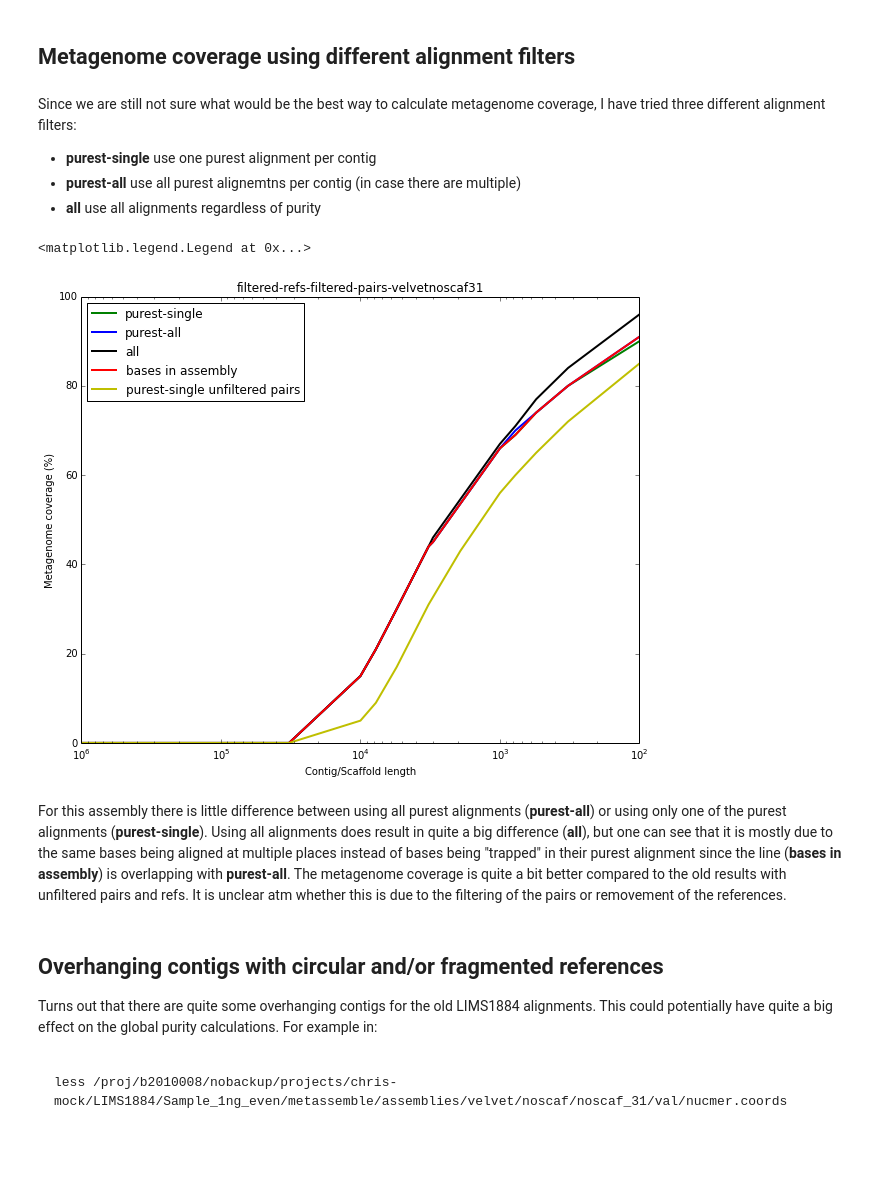
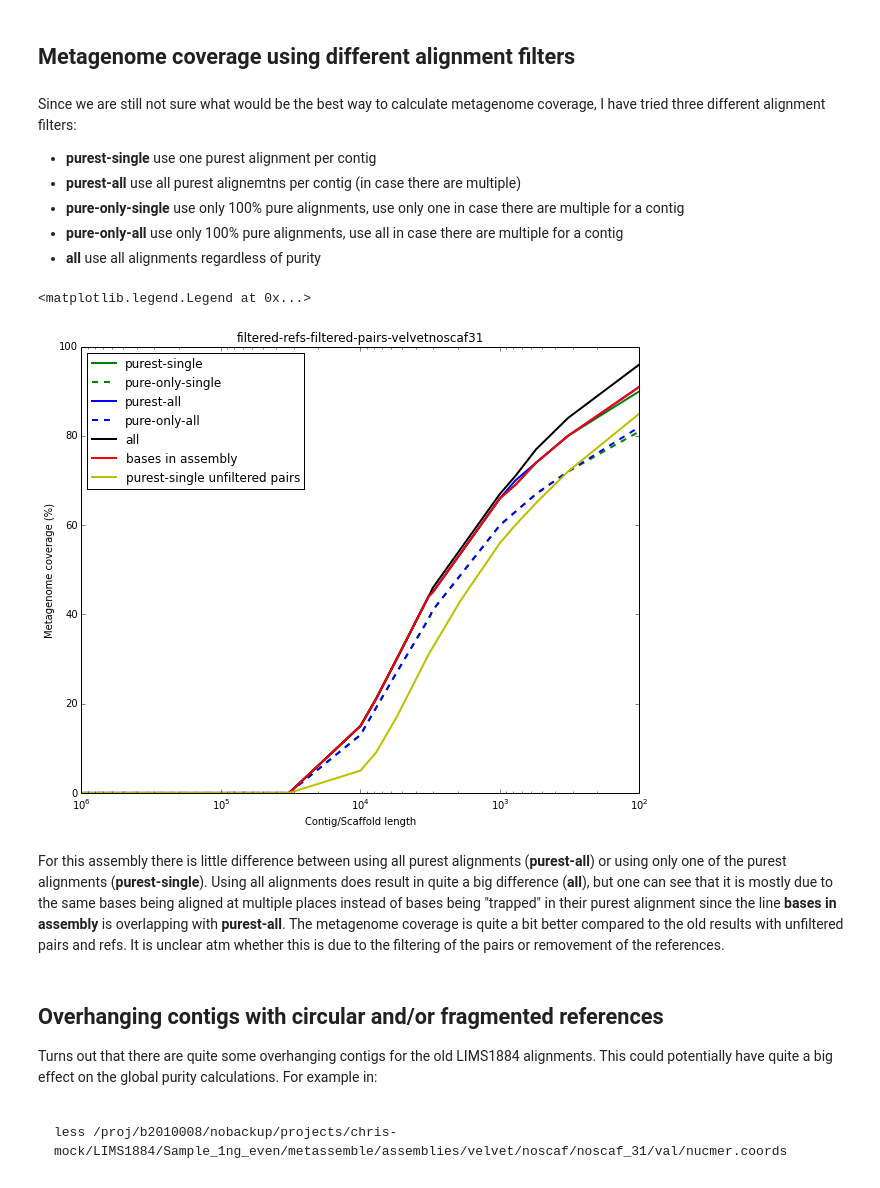
Before and after one commit to inodb/masmvali-publication, a Jupyter notebook: notebooks/LIMS1884-filtered-pairs-assemblies.ipynb, the cells around one changed output. Cells and saved outputs as stored; diff of their text form; code cells hidden in the pictures; blank space fills up the shorter version.

```diff
--- a/notebooks/LIMS1884-filtered-pairs-assemblies.ipynb
+++ b/notebooks/LIMS1884-filtered-pairs-assemblies.ipynb
@@ -77,14 +78,19 @@ mpl.rcParams['figure.figsize'] = 16, 12
 cmp_purities = ["velvetnoscaf31", "raynoscaf31", "metavelvetnoscaf31",
                 "velvetnoscafnewbler", "raynoscafnewbler", "metavelvetnoscafnewbler",
                 "velvetnoscafminimus2", "raynoscafminimus2", "metavelvetnoscafminimus2"]
-f, axes = subplots(3, 3, sharex=True, sharey=True)
+f, axes = plt.subplots(3, 3, sharex=True, sharey=True)
 for i, s in enumerate(cmp_purities):
     ax = axes[i/3][i%3]
     ax.set_title(s)
+    #ax.set_yscale('log', nonposy='clip')
     avp = m_even_old.avp.__dict__[s]
-    ax.hist(avp.contig_purity["max_aln_purity"],
-         weights=avp.contig_purity["contig_length"],
+    longc = avp.contig_purity["contig_length"] >= 1000
+    shortc = avp.contig_purity["contig_length"] < 1000
+    ax.hist([avp.contig_purity[shortc]["max_aln_purity"], avp.contig_purity[longc]["max_aln_purity"]],
+         weights=[avp.contig_purity[shortc]["contig_length"], avp.contig_purity[longc]["contig_length"]],
          range=[0.0,1.0], log=1)
+    ax.set_ylim(0,1e09)
+
 
 # Set common labels
 f.text(0.5, 0.08, 'Purity', ha='center', va='center')
@@ -150,48 +156,56 @@ Since we are still not sure what would be the best way to calculate metagenome c
 
 - **purest-single** use one purest alignment per contig
 - **purest-all** use all purest alignemtns per contig (in case there are multiple)
+- **pure-only-single** use only 100% pure alignments, use only one in case there are multiple for a contig
+- **pure-only-all**  use only 100% pure alignments, use all in case there are multiple for a contig
 - **all** use all alignments regardless of purity
 # %%
 mpl.rcParams['figure.figsize'] = 10, 8
 
 mg_length = np.sum(m_even.avp.velvetnoscaf31.genome_contig_coverage["genome_length"])
-f, ax1 = subplots(1, 1, sharex=True, sharey=True)
+f, ax1 = plt.subplots(1, 1, sharex=True, sharey=True)
 #ax1.set_xlim([0, 600000])
 ax1.set_title("filtered-refs-filtered-pairs-velvetnoscaf31")
 ax1.plot(m_even.avp.velvetnoscaf31.contig_metagenome_coverage_purest_single_aln["cut_off"],
          m_even.avp.velvetnoscaf31.contig_metagenome_coverage_purest_single_aln["metagenome_cov_percentage"],
          'g', linewidth=2.0, label='purest-single')
+ax1.plot(m_even.avp.velvetnoscaf31.contig_metagenome_coverage_pure_only_single_aln["cut_off"],
+         m_even.avp.velvetnoscaf31.contig_metagenome_coverage_pure_only_single_aln["metagenome_cov_percentage"],
+         'g--', linewidth=2.0, label='pure-only-single')
 ax1.plot(m_even.avp.velvetnoscaf31.contig_metagenome_coverage_purest_all_aln["cut_off"],
          m_even.avp.velvetnoscaf31.contig_metagenome_coverage_purest_all_aln["metagenome_cov_percentage"],
          'b', linewidth=2.0, label='purest-all')
+ax1.plot(m_even.avp.velvetnoscaf31.contig_metagenome_coverage_pure_only_all_aln["cut_off"],
+         m_even.avp.velvetnoscaf31.contig_metagenome_coverage_pure_only_all_aln["metagenome_cov_percentage"],
+         'b--', linewidth=2.0, label='pure-only-all')
 ax1.plot(m_even.avp.velvetnoscaf31.contig_metagenome_coverage_all_aln["cut_off"],
          m_even.avp.velvetnoscaf31.contig_metagenome_coverage_all_aln["metagenome_cov_percentage"],
          'k', linewidth=2.0, label='all')
 ax1.plot(m_even.avp.velvetnoscaf31.contig_metagenome_coverage_all_aln["cut_off"],
          m_even.avp.velvetnoscaf31.contig_metagenome_coverage_all_aln["assembly_bases"] * 100 / mg_length,
          'r', linewidth=2.0, label='bases in assembly')
 ax1.plot(m_even_old.avp.velvetnoscaf31.contig_metagenome_coverage["cut_off"],
          m_even_old.avp.velvetnoscaf31.contig_metagenome_coverage["metagenome_cov_percentage"],
          'y', linewidth=2.0, label='purest-single unfiltered pairs')
 
 for ax in [ax1]:
     ax.set_xscale('log')
 plt.gca().invert_xaxis()
 
 for ax in [ax1]:
     ax.set_ylim([0,100])
     ax.set_xlim([10**6,0])
 
 plt.ylabel('Metagenome coverage (%)')
 plt.xlabel('Contig/Scaffold length')
 # Legend
 handles, labels = ax.get_legend_handles_labels()
 ax.legend(handles, labels, numpoints=1, loc='upper left')
 # %% [output]
 <matplotlib.legend.Legend at 0x...>
-[figure, old version]
+[figure, new version]
 # %% [markdown]
-For this assembly there is little difference between using all purest alignments (**purest-all**) or using only one of the purest alignments (**purest-single**). Using all alignments does result in quite a big difference (**all**), but one can see that it is mostly due to the same bases being aligned at multiple places instead of bases being "trapped" in their purest alignment since the line (**bases in assembly**) is overlapping with **purest-all**. The metagenome coverage is quite a bit better compared to the old results with unfiltered pairs and refs. It is unclear atm whether this is due to the filtering of the pairs or removement of the references.
+For this assembly there is little difference between using all purest alignments (**purest-all**) or using only one of the purest alignments (**purest-single**). Using all alignments does result in quite a big difference (**all**), but one can see that it is mostly due to the same bases being aligned at multiple places instead of bases being "trapped" in their purest alignment since the line **bases in assembly** is overlapping with **purest-all**. The metagenome coverage is quite a bit better compared to the old results with unfiltered pairs and refs. It is unclear atm whether this is due to the filtering of the pairs or removement of the references.
 # %% [markdown]
 ## Overhanging contigs with circular and/or fragmented references
 Turns out that there are quite some overhanging contigs for the old LIMS1884 alignments. This could potentially have quite a big effect on the global purity calculations. For example in:
```
Also changed, not shown: parts of 4 cells of this notebook.
